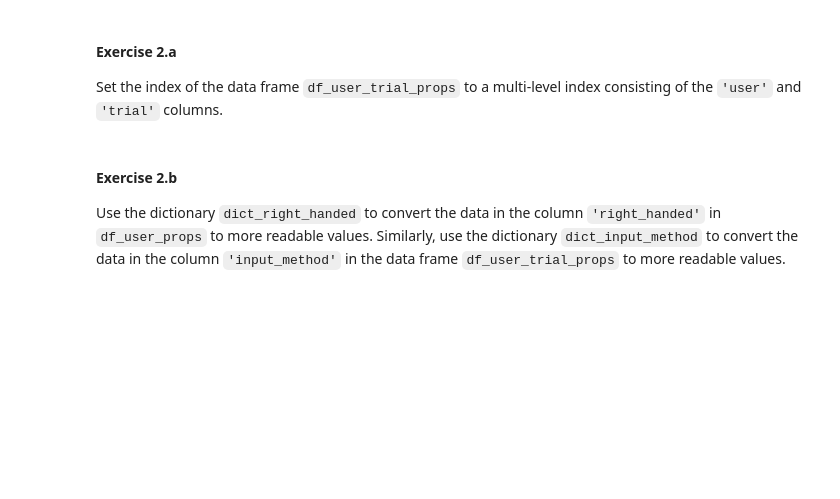
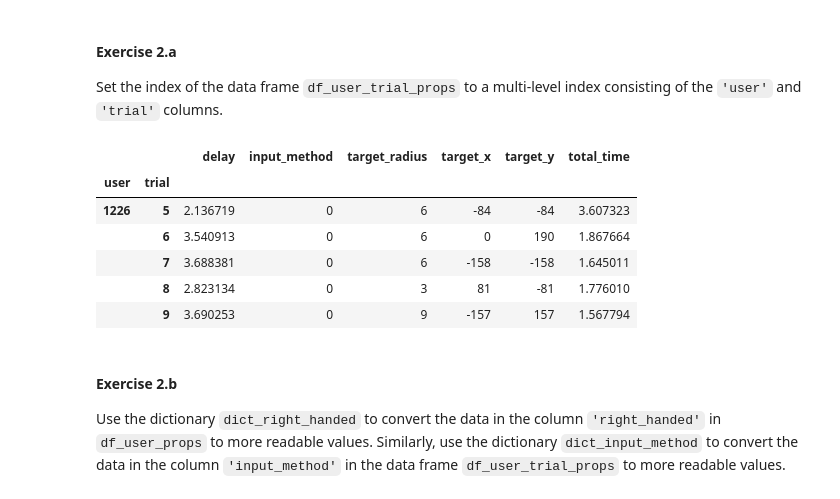
Before and after one commit to Modgen1/2IAB1, a Jupyter notebook: 5_DAS/Exercises-DAS-2076209.ipynb, the cells around one changed output. Saved outputs shown, nothing was run; the diff lists cells and outputs as text; code cells hidden in the pictures; blank space fills up the shorter version.

```diff
--- a/5_DAS/Exercises-DAS-2076209.ipynb
+++ b/5_DAS/Exercises-DAS-2076209.ipynb
@@ -689,11 +740,19 @@ Set the index of the data frame `df_user_trial_props` to a multi-level index con
 # %%
 #// BEGIN_TODO [DAS_2a] Multi-level index (1 point)
 
-# ===== =====> Replace this line by your code. <===== ===== #
+df_user_trial_props.set_index(['user', 'trial'], inplace=True)
 
 #// END_TODO [DAS_2a]
 
 df_user_trial_props.head()
+# %% [output]
+|  |  | delay | input_method | target_radius | target_x | target_y | total_time |
+| user | trial |  |  |  |  |  |  |
+| 1226 | 5 | 2.136719 | 0 | 6 | -84 | -84 | 3.607323 |
+|  | 6 | 3.540913 | 0 | 6 | 0 | 190 | 1.867664 |
+|  | 7 | 3.688381 | 0 | 6 | -158 | -158 | 1.645011 |
+|  | 8 | 2.823134 | 0 | 3 | 81 | -81 | 1.776010 |
+|  | 9 | 3.690253 | 0 | 9 | -157 | 157 | 1.567794 |
 # %% [markdown]
 #### Exercise 2.b
 
```
Also changed, not shown: parts of 17 cells of this notebook.
